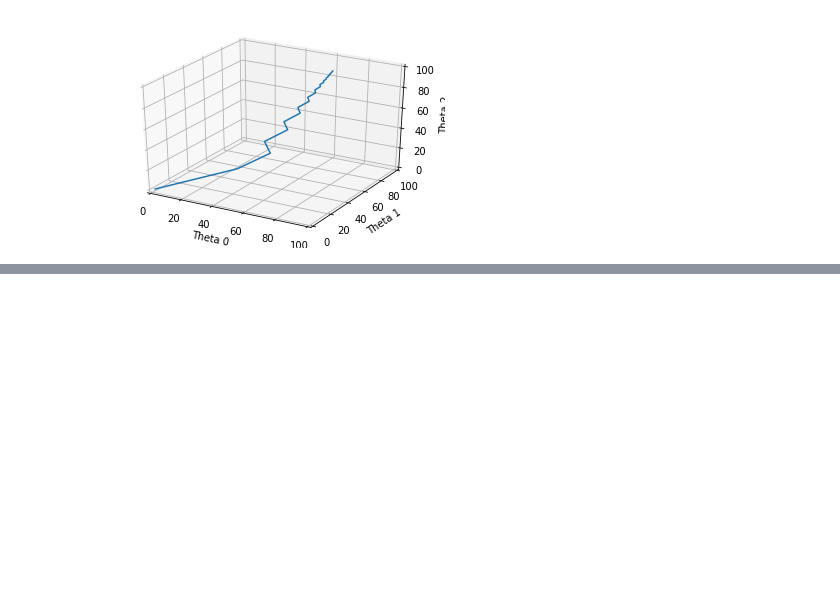
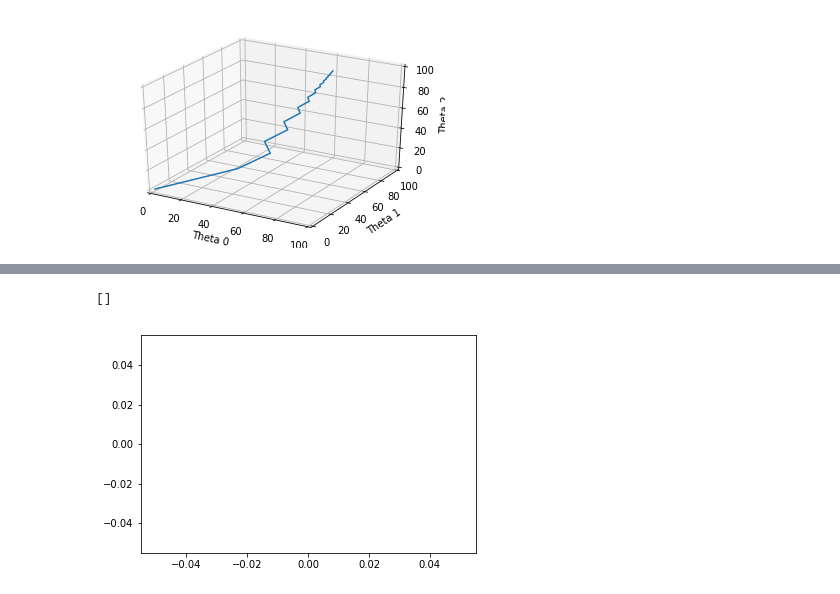
Before and after one commit to robahall/GradDesc, a Jupyter notebook: RunGD.ipynb, the cells around one changed output, grey strips where cells are left out. Cells and saved outputs as stored; diff of their text form; code cells hidden in the pictures; blank space fills up the shorter version.

Commit message:
Added learning rate figure

```diff
--- a/RunGD.ipynb
+++ b/RunGD.ipynb
@@ -20,11 +20,15 @@ def gd(dataset, theta, alpha):
 theta = np.array([1., 1, 1])
 learning_rate = 1
 update, MSE = gd(data, theta, learning_rate)
+error = np.array([0, MSE])
 
 for i in range(1000):
     update, MSE = gd(data, update, learning_rate)
+    storedMSE = np.array([i+1, MSE])
     theta = np.vstack((theta, update))
-    print("Iteration: {}  MSE: {}".format(i, MSE))
+    error = np.vstack((error, storedMSE))
+    print("Iteration: {}  MSE: {}".format(i+1, MSE))
+
 
 print(theta[999])
 print(data.coef)
@@ -73,0 +91,8 @@ plt.show()
+# %%
+fig = plt.figure()
+ax = fig.add_subplot(111)
+ax.plot(xs = error[:,0], ys = error[:,1], c="r")
+plt.
+# %% [output]
+[]
+[figure, added]
```
Also changed, not shown: parts of 3 cells of this notebook.
